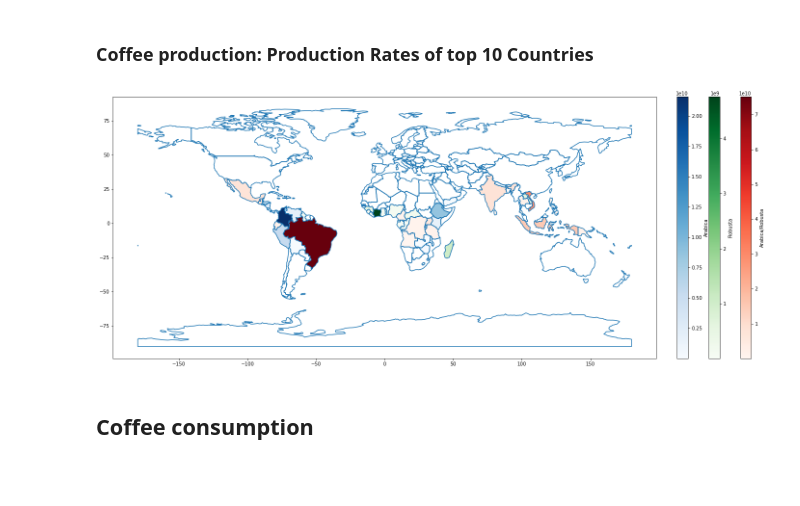
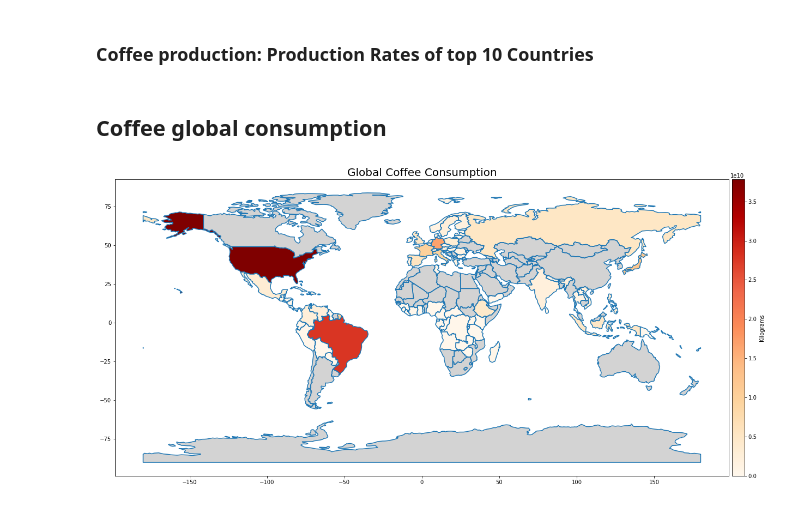
Before and after one commit to com-480-data-visualization/project-2023-kingdom_of_kaffa, a Jupyter notebook: dataset_analysis/kaggle_coffee_dataset.ipynb, the cells around one changed output. Drawn from its saved outputs; the diff is of its cells as text; code cells hidden in the pictures; blank space fills up the shorter version.

```diff
--- a/dataset_analysis/kaggle_coffee_dataset.ipynb
+++ b/dataset_analysis/kaggle_coffee_dataset.ipynb
@@ -58,22 +101,22 @@ pd.set_option('display.max_rows', 500)
+# %% [markdown]
+## Coffee global consumption
 # %%
-# Read the data from a CSV file
-data = pd.read_csv('../kaggle_coffee_dataset/Coffee_production_clean.csv')
-
-# Create a dictionary to map coffee types to colors
-colors = {'Arabica': 'Blues', 'Robusta': 'Greens', 'Arabica/Robusta': 'Reds'}
+total_consumption = pd.read_csv('../kaggle_coffee_dataset/Coffee_total_consumption.csv')
 
 # Create a GeoDataFrame with the country boundaries
 world = gpd.read_file(gpd.datasets.get_path('naturalearth_lowres'))
 
 # Merge the coffee data with the world data
-merged = world.merge(data, how='left', left_on='name', right_on="Country")
+merged = world.merge(total_consumption, how='left', left_on='name', right_on="Country")
 
+# fig, ax = plt.subplots(figsize=(15, 5))
 ax = world["geometry"].boundary.plot(figsize=(30,10))
 divider = make_axes_locatable(ax)
 
-for coffee_type, color in colors.items():
-    cax = divider.append_axes('right', size='2%', pad=0.6)
-    cax.set_xlabel(coffee_type)
-    merged[merged["Coffee type"] == coffee_type].plot(column='Total_production', cmap=color, legend=True, legend_kwds={"label": coffee_type}, ax=ax, cax=cax)
+divider = make_axes_locatable(ax)
+cax = divider.append_axes("right", size="2%", pad="0.5%")
+merged.plot(column="Total_consumption", ax=ax, cax=cax, cmap='OrRd', legend=True, legend_kwds={"label": "Kilograms"}, missing_kwds={'color': 'lightgrey'})
+ax.set_title("Global Coffee Consumption", fontsize=20)
+ax.figure.savefig('images/global_consumption.jpg')
 # %% [output]
-[figure, old version]
+[figure, new version]
@@ -96,2 +122,0 @@ fig.show()
-# %% [markdown]
-## Coffee consumption
```
Also changed, not shown: parts of 5 cells of this notebook.
